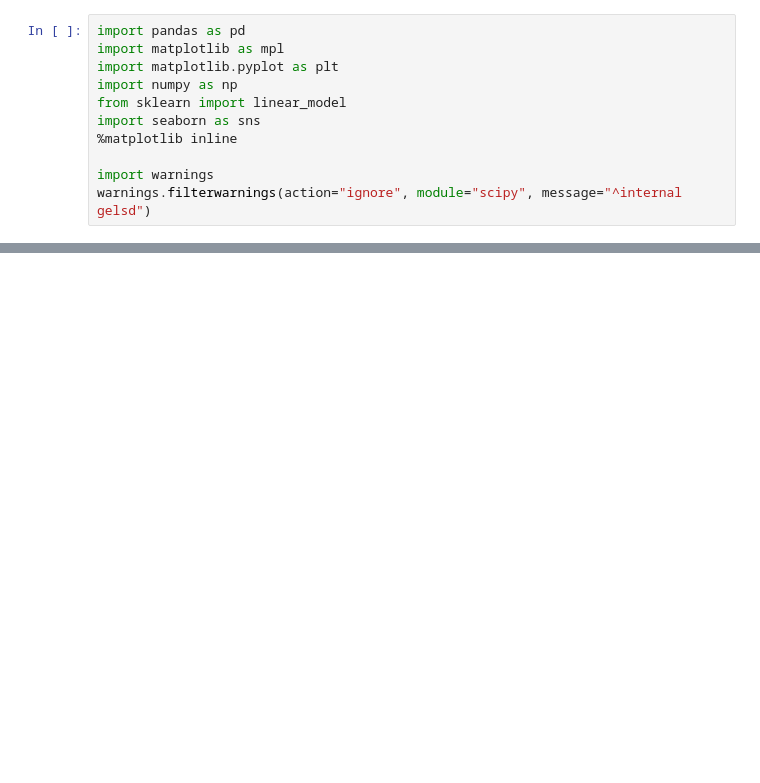
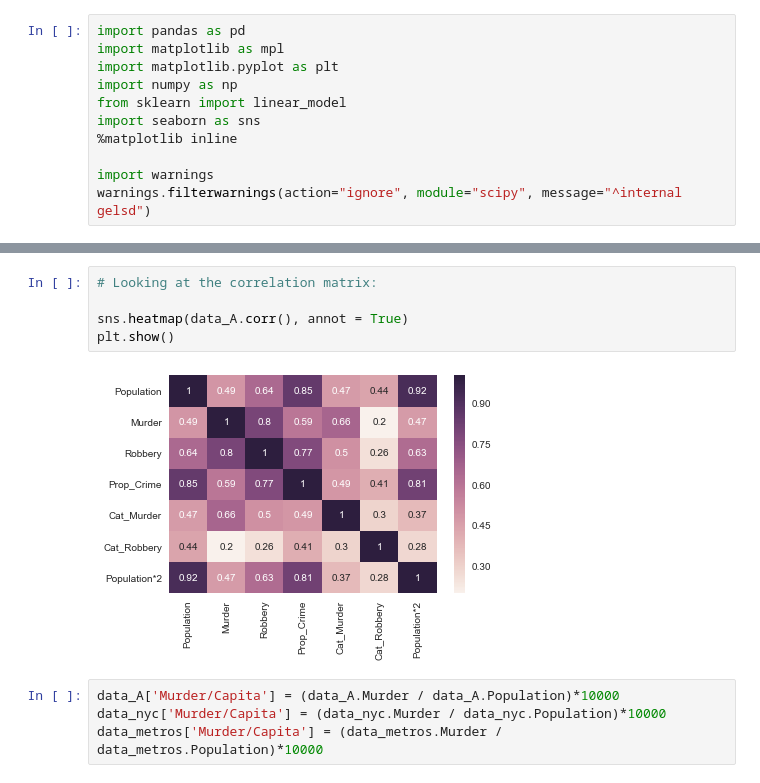
Before and after one commit to Begecky/Pre-Bootcamp-Materials, a Jupyter notebook: FBI_Data.ipynb, the cells around one changed output, grey strips where cells are left out. Cells and saved outputs as stored; diff of their text form; blank space fills up the shorter version.

```diff
--- a/FBI_Data.ipynb
+++ b/FBI_Data.ipynb
@@ -119,0 +67,11 @@ data_2
+# %%
+# Looking at the correlation matrix:
+
+sns.heatmap(data_A.corr(), annot = True)
+plt.show()
+# %% [output]
+[figure, added]
+# %%
+data_A['Murder/Capita'] = (data_A.Murder / data_A.Population)*10000
+data_nyc['Murder/Capita'] = (data_nyc.Murder / data_nyc.Population)*10000
+data_metros['Murder/Capita'] = (data_metros.Murder / data_metros.Population)*10000
```
Also changed, not shown: parts of 18 cells of this notebook.
